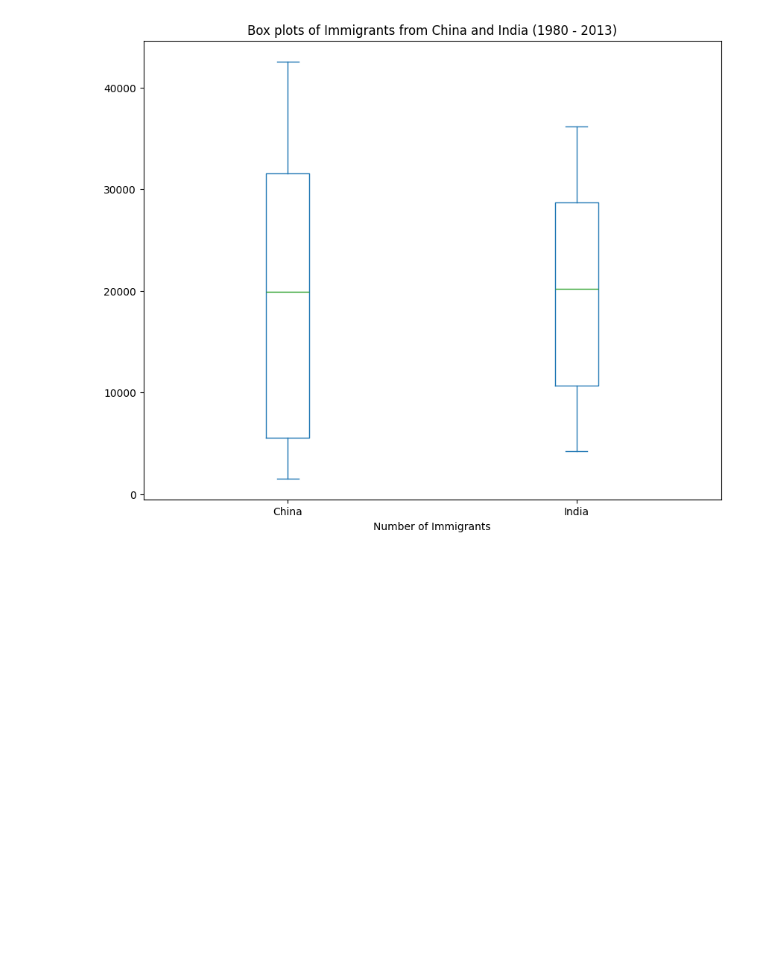
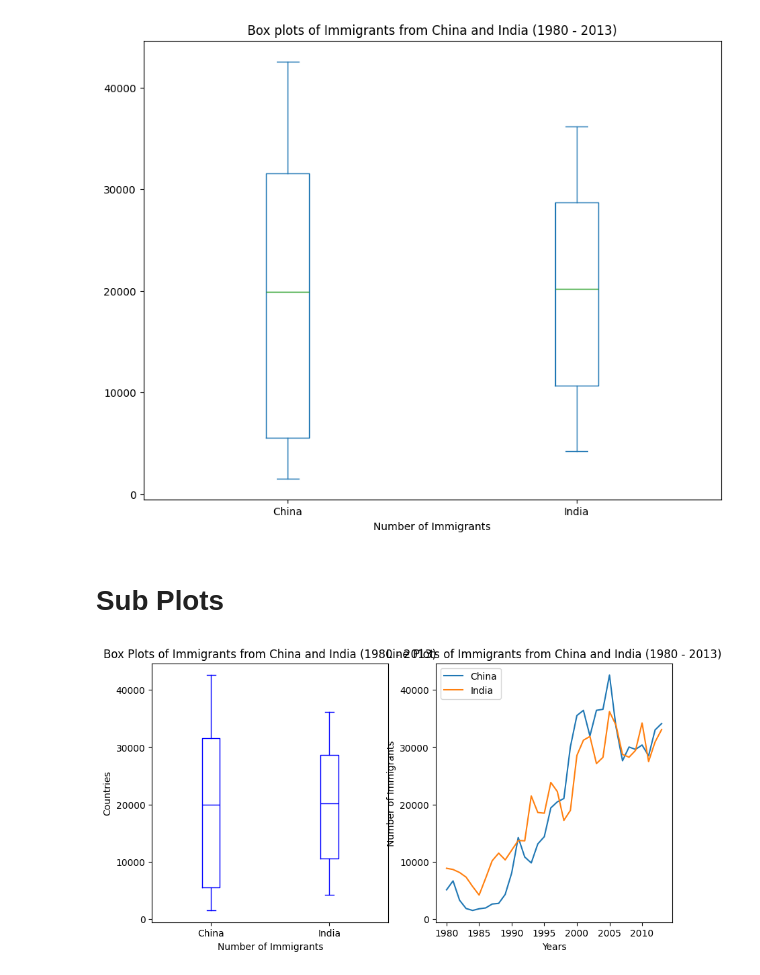
Before and after one commit to MachineTi-lab/IBM_Data_Visualization, a Jupyter notebook: MathPlot_LinePllots.ipynb, the cells around one changed output. Saved outputs shown, nothing was run; the diff lists cells and outputs as text; code cells hidden in the pictures; blank space fills up the shorter version.

```diff
--- a/MathPlot_LinePllots.ipynb
+++ b/MathPlot_LinePllots.ipynb
@@ -498,3 +498,27 @@ plt.xlabel('Number of Immigrants')
 plt.show()
 # %% [output]
 [figure]
+# %% [markdown]
+# Sub Plots
+# %%
+fig = plt.figure()
+ax0 = fig.add_subplot(1 , 2 , 1)
+ax1 = fig.add_subplot(1 , 2 , 2)
+
+
+# Sub plot 1 : BOX PLot
+
+df_CI.plot(kind = "box" , figsize = (10,5) , color = "blue" , ax = ax0)
+ax0.set_title('Box Plots of Immigrants from China and India (1980 - 2013)')
+ax0.set_xlabel('Number of Immigrants')
+ax0.set_ylabel('Countries')
+
+# Sub plot 2 : line Plot
+df_CI.plot(kind = "line" , figsize = (10,5) , ax = ax1)
+ax1.set_title ('Line Plots of Immigrants from China and India (1980 - 2013)')
+ax1.set_ylabel('Number of Immigrants')
+ax1.set_xlabel('Years')
+
+plt.show()
+# %% [output]
+[figure, added]
```
Also changed, not shown: parts of 26 cells of this notebook.
